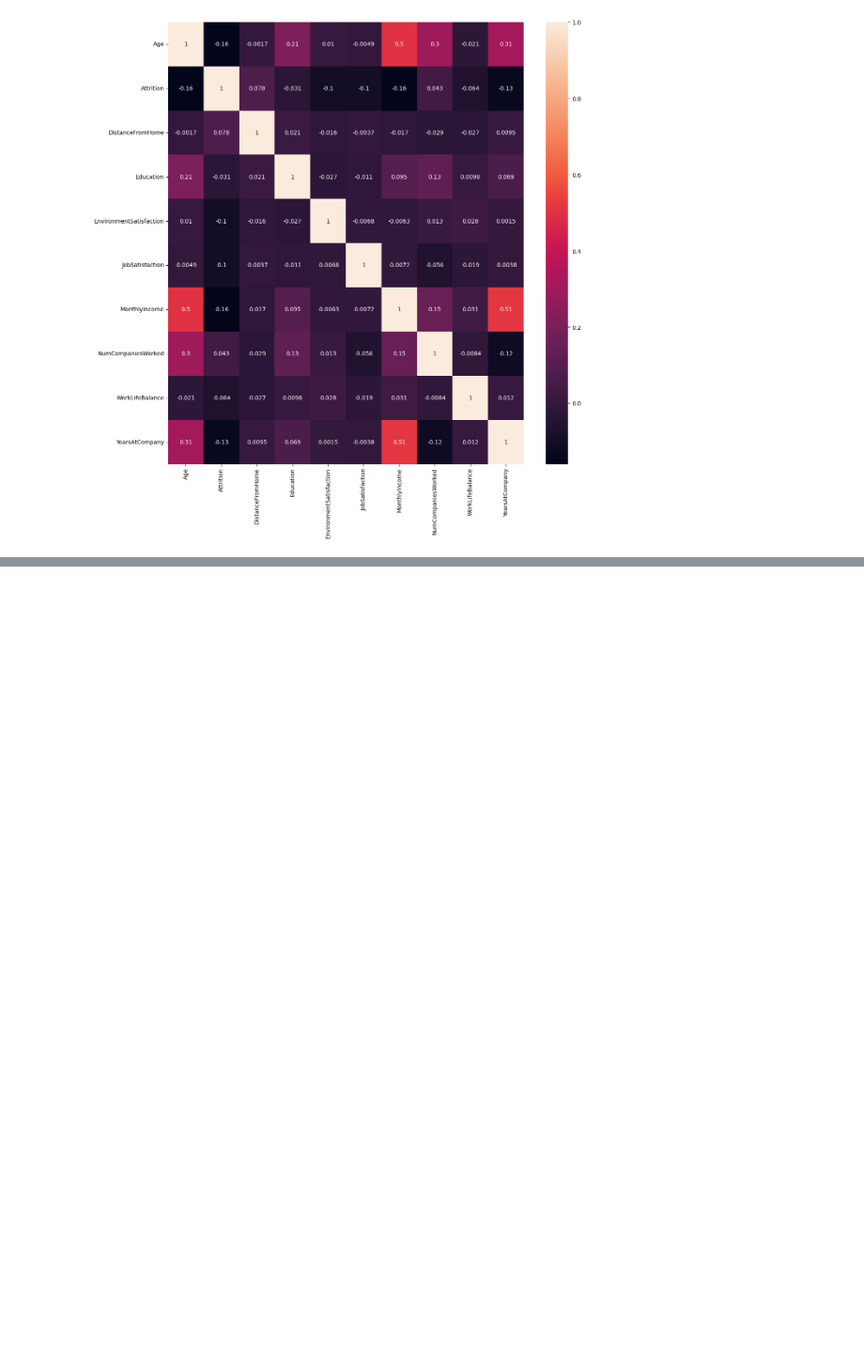
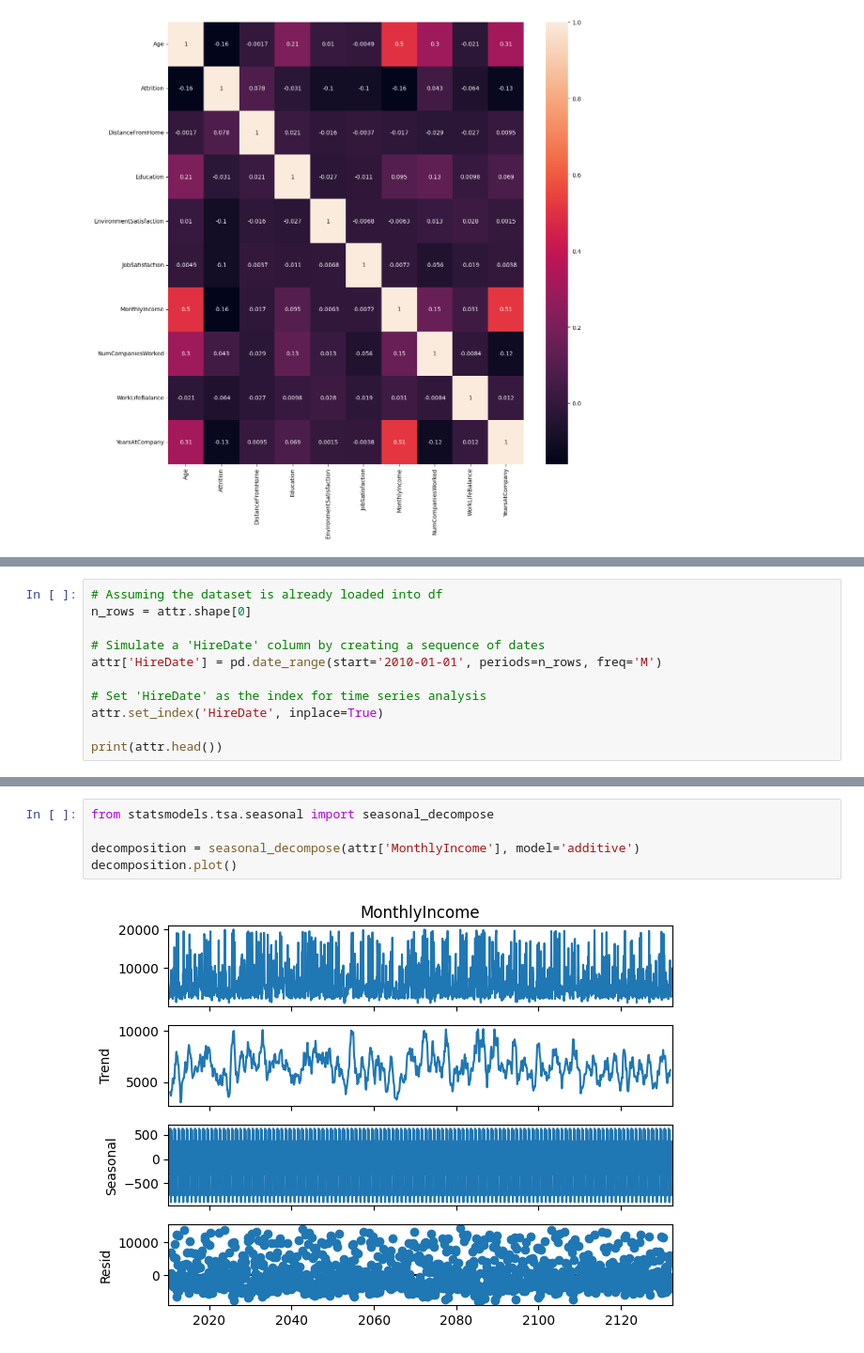
Before and after one commit to PrakulSmarty/EDA_Theory_03, a Jupyter notebook: Module3_21BDS0003.ipynb, the cells around one changed output, grey strips where cells are left out. Shown at 94% size. Drawn from its saved outputs; the diff is of its cells as text; blank space fills up the shorter version.

```diff
--- a/Module3_21BDS0003.ipynb
+++ b/Module3_21BDS0003.ipynb
@@ -425,0 +428,11 @@ plt.show()
+# %%
+# Assuming the dataset is already loaded into df
+n_rows = attr.shape[0]
+
+# Simulate a 'HireDate' column by creating a sequence of dates
+attr['HireDate'] = pd.date_range(start='2010-01-01', periods=n_rows, freq='M')
+
+# Set 'HireDate' as the index for time series analysis
+attr.set_index('HireDate', inplace=True)
+
+print(attr.head())
@@ -425,0 +493,7 @@ plt.show()
+# %%
+from statsmodels.tsa.seasonal import seasonal_decompose
+
+decomposition = seasonal_decompose(attr['MonthlyIncome'], model='additive')
+decomposition.plot()
+# %% [output]
+[figure, added]
```
Also changed, not shown: parts of 17 cells of this notebook.
